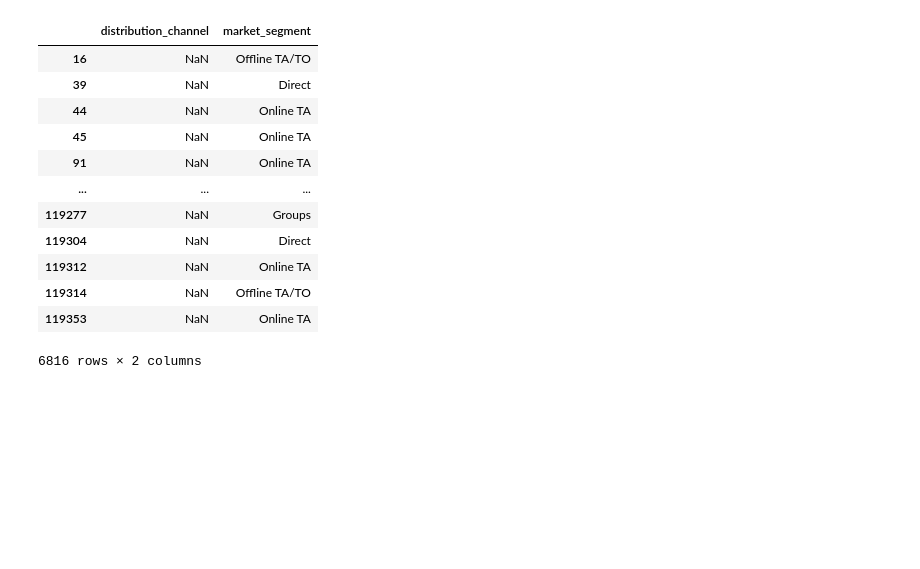
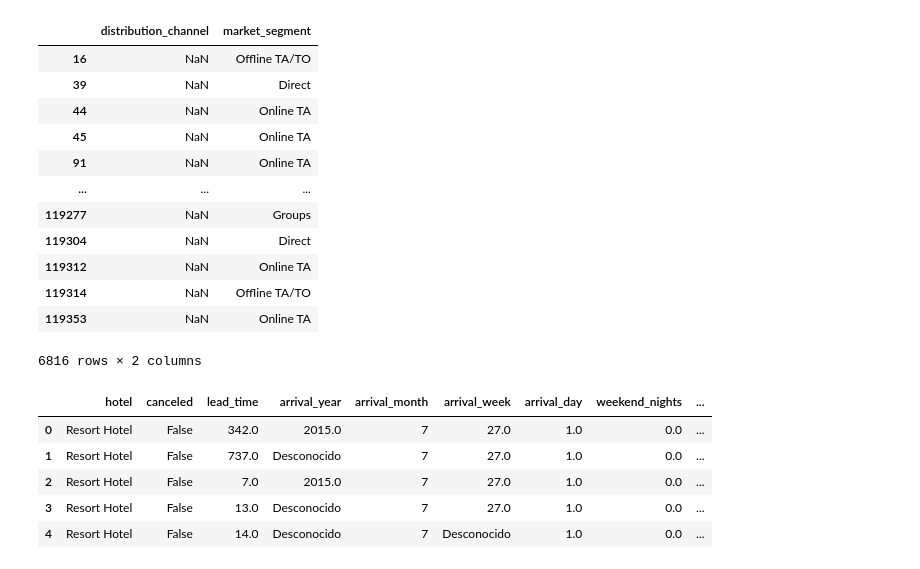
Before and after one commit to BSReguera/project-da-promo-G-module-4-team-3, a Jupyter notebook: notebooks/analisis_inicial.ipynb, the cells around one changed output. Cells and saved outputs as stored; diff of their text form; code cells hidden in the pictures; blank space fills up the shorter version.

```diff
--- a/notebooks/analisis_inicial.ipynb
+++ b/notebooks/analisis_inicial.ipynb
@@ -432,3 +432,19 @@ df_clean[(df_clean["distribution_channel"].isnull()) & (df_clean["market_segment
 | 119314 | NaN | Offline TA/TO |
 | 119353 | NaN | Online TA |
 6816 rows × 2 columns
+# %%
+# Modificar las columnas con datos "Nan" a "Desconocido" de las siguiente lista de columnas.
+
+lista_columnas = ['hotel', 'canceled', 'arrival_year', 'arrival_month', 'arrival_week', 'arrival_day', 'meal', 'country', 'market_segment', 'distribution_channel', 'repeated_guest', 'reserved_room_type', 'assigned_room_type', 'agent', 'company', 'customer_type', 'reservation_status']
+
+for columna in lista_columnas: # Iterar sobre cada columna en la lista de columnas
+    df_clean[columna] = df_clean[columna].fillna("Desconocido") # Reemplazar valores nulos en la columna actual con "Desconocido"
+# %%
+df_clean.head()  # Verificar los cambios realizados
+# %% [output]
+|  | hotel | canceled | lead_time | arrival_year | arrival_month | arrival_week | arrival_day | weekend_nights | ... |
+| 0 | Resort Hotel | False | 342.0 | 2015.0 | 7 | 27.0 | 1.0 | 0.0 | ... |
+| 1 | Resort Hotel | False | 737.0 | Desconocido | 7 | 27.0 | 1.0 | 0.0 | ... |
+| 2 | Resort Hotel | False | 7.0 | 2015.0 | 7 | 27.0 | 1.0 | 0.0 | ... |
+| 3 | Resort Hotel | False | 13.0 | Desconocido | 7 | 27.0 | 1.0 | 0.0 | ... |
+| 4 | Resort Hotel | False | 14.0 | Desconocido | 7 | Desconocido | 1.0 | 0.0 | ... |
```
Also changed, not shown: parts of 3 cells of this notebook, 3 other files.
